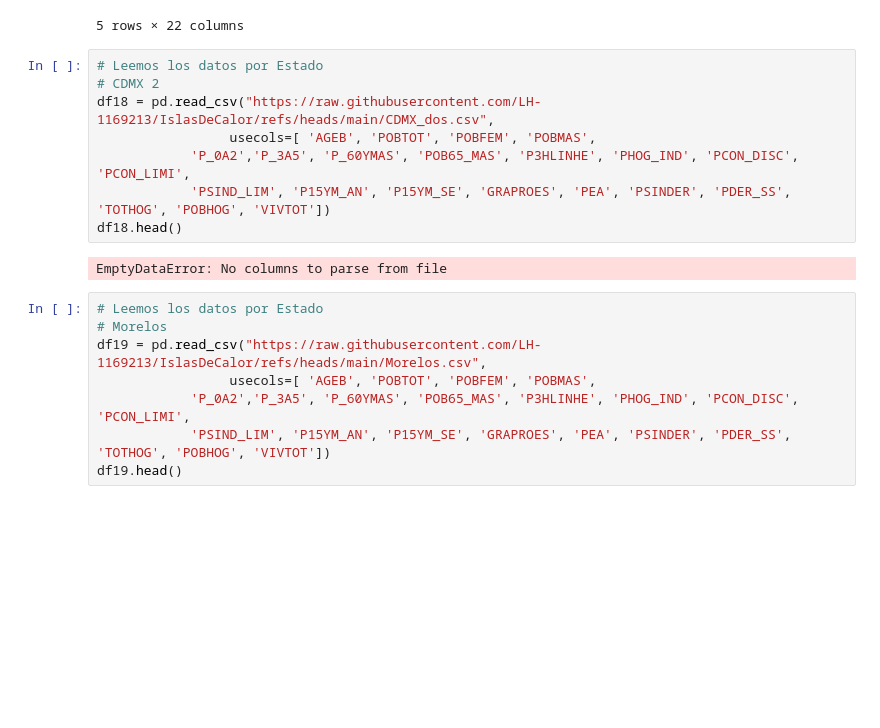
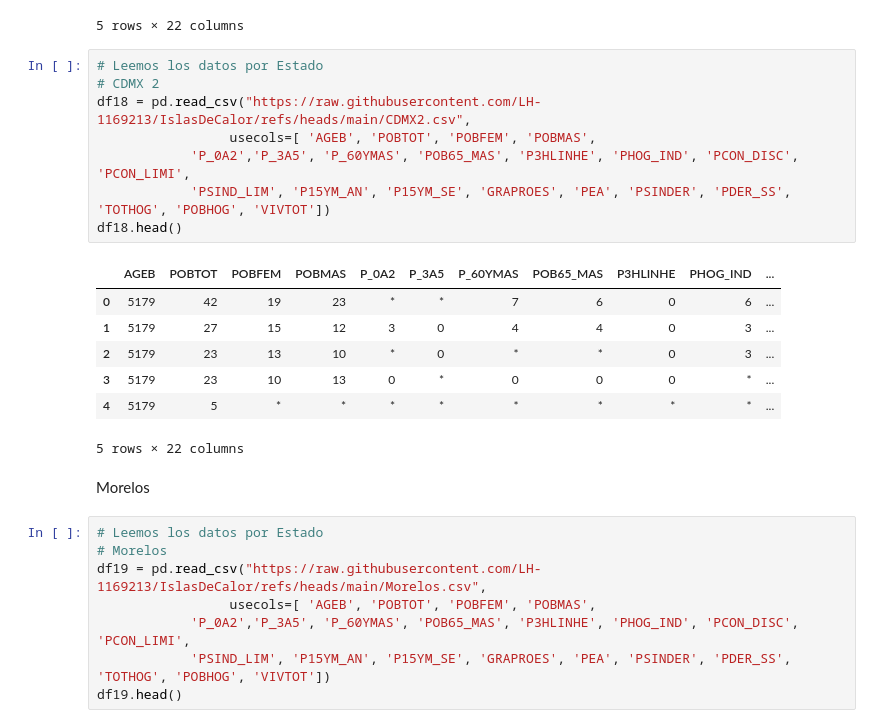
Before and after one commit to LH-1169213/IslasDeCalor, a Jupyter notebook: EDA_SCITEL_INEGI.ipynb, the cells around one changed output. Cells and saved outputs as stored; diff of their text form; blank space fills up the shorter version.

```diff
--- a/EDA_SCITEL_INEGI.ipynb
+++ b/EDA_SCITEL_INEGI.ipynb
@@ -462,13 +500,21 @@ df17.head()
 # %%
 # Leemos los datos por Estado
 # CDMX 2
-df18 = pd.read_csv("https://raw.githubusercontent.com/LH-1169213/IslasDeCalor/refs/heads/main/CDMX_dos.csv",
+df18 = pd.read_csv("https://raw.githubusercontent.com/LH-1169213/IslasDeCalor/refs/heads/main/CDMX2.csv",
                  usecols=[ 'AGEB', 'POBTOT', 'POBFEM', 'POBMAS',
             'P_0A2','P_3A5', 'P_60YMAS', 'POB65_MAS', 'P3HLINHE', 'PHOG_IND', 'PCON_DISC', 'PCON_LIMI',
             'PSIND_LIM', 'P15YM_AN', 'P15YM_SE', 'GRAPROES', 'PEA', 'PSINDER', 'PDER_SS', 'TOTHOG', 'POBHOG', 'VIVTOT'])
 df18.head()
 # %% [output]
+|  | AGEB | POBTOT | POBFEM | POBMAS | P_0A2 | P_3A5 | P_60YMAS | POB65_MAS | P3HLINHE | PHOG_IND | ... |
+| 0 | 5179 | 42 | 19 | 23 | * | * | 7 | 6 | 0 | 6 | ... |
+| 1 | 5179 | 27 | 15 | 12 | 3 | 0 | 4 | 4 | 0 | 3 | ... |
+| 2 | 5179 | 23 | 13 | 10 | * | 0 | * | * | 0 | 3 | ... |
+| 3 | 5179 | 23 | 10 | 13 | 0 | * | 0 | 0 | 0 | * | ... |
+| 4 | 5179 | 5 | * | * | * | * | * | * | * | * | ... |
-EmptyDataError: No columns to parse from file
+5 rows × 22 columns
+# %% [markdown]
+Morelos
 # %%
 # Leemos los datos por Estado
 # Morelos
```
Also changed, not shown: parts of 74 cells of this notebook.
